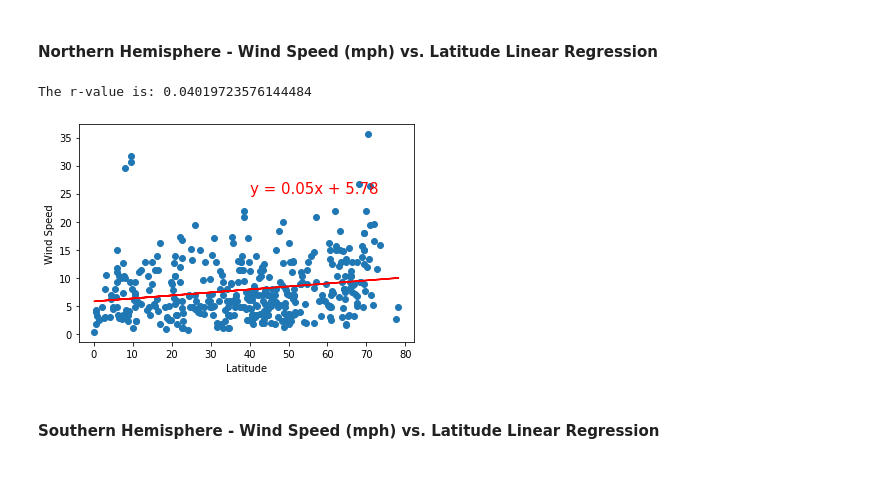
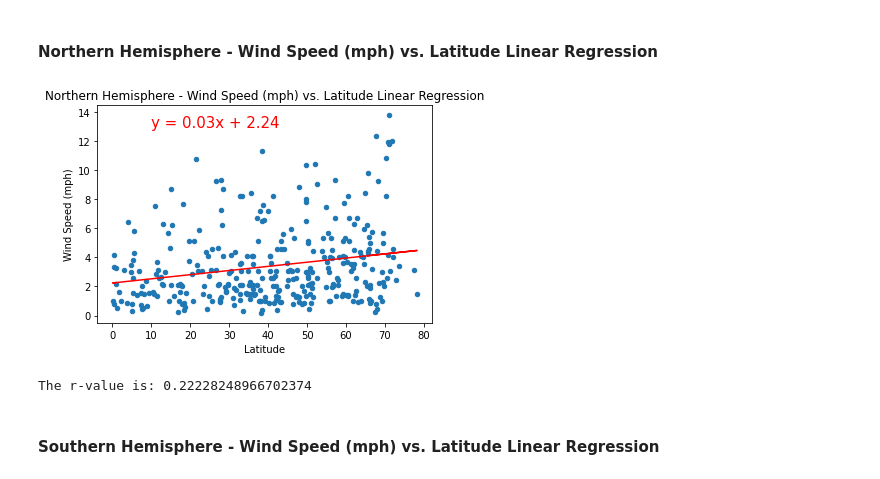
Before and after one commit to littleprincecurry/python-api-challenge, a Jupyter notebook: WeatherPy/WeatherPy.ipynb, the cells around one changed output. Cells and saved outputs as stored; diff of their text form; code cells hidden in the pictures.

```diff
--- a/WeatherPy/WeatherPy.ipynb
+++ b/WeatherPy/WeatherPy.ipynb
@@ -361,19 +394,19 @@ The r-value is: 0.0035263772085582894
 # %% [markdown]
 ####  Northern Hemisphere - Wind Speed (mph) vs. Latitude Linear Regression
 # %%
-slope, intercept, r_value, p_value, std_err = linregress(northHem['Lat'], northHem['Max Temp'])
-northHem.plot.scatter('Lat', 'Max Temp', title='Northern Hemisphere - Max Temp vs. Latitude Linear Regression')
+slope, intercept, r_value, p_value, std_err = linregress(northHem['Lat'], northHem['Wind Speed'])
+northHem.plot.scatter('Lat', 'Wind Speed', title='Northern Hemisphere - Wind Speed (mph) vs. Latitude Linear Regression')
 plt.xlabel('Latitude')
-plt.ylabel('Max Temperature(F)')
+plt.ylabel('Wind Speed (mph)')
 
 reg = slope * northHem['Lat'] + intercept
 plt.plot(northHem['Lat'], reg, color='r')
 line_eq = 'y = ' + str(round(slope,2)) + 'x + ' + str(round(intercept,2))
-plt.annotate(line_eq,(10, 260),fontsize=15,color="red")
+plt.annotate(line_eq,(10, 13),fontsize=15,color="red")
 plt.show()
 print(f'The r-value is: {r_value}')
 # %% [output]
+[figure, new version]
-The r-value is: 0.04019723576144484
+The r-value is: 0.22228248966702374
-[figure, old version]
 # %% [markdown]
 ####  Southern Hemisphere - Wind Speed (mph) vs. Latitude Linear Regression
```
Also changed, not shown: parts of 8 cells of this notebook.
